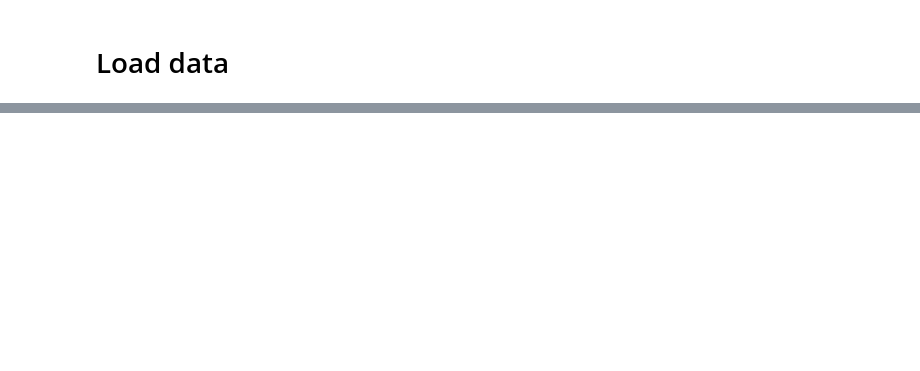
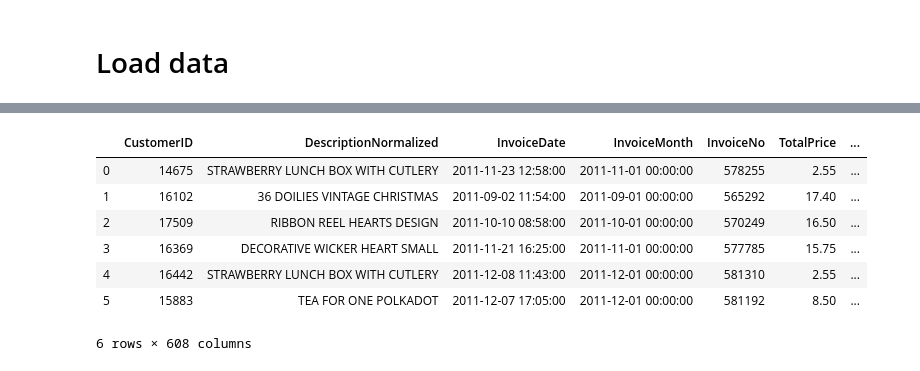
Before and after one commit to Severac/openclassrooms, a Jupyter notebook: PJ5/PJ5_modelisation.ipynb, the cells around one changed output, grey strips where cells are left out. Saved outputs shown, nothing was run; the diff lists cells and outputs as text; code cells hidden in the pictures; blank space fills up the shorter version.

Commit message:
PJ5 modelisation demarrage pipelines

```diff
--- a/PJ5/PJ5_modelisation.ipynb
+++ b/PJ5/PJ5_modelisation.ipynb
@@ -123 +145,4 @@ dtypes: float64(2), int64(2), object(7)
 memory usage: 33.1+ MB
+# %%
+df_train_ori = df_train.copy(deep=True)
+df_test_ori = df_test.copy(deep=True)
@@ -123,0 +258,21 @@ memory usage: 33.1+ MB
+# %%
+df_train = df_train_ori
+df_test = df_test_ori
+# %%
+preparation_pipeline = Pipeline([
+    ('features_selector', FeaturesSelector(features_toselect=MODEL_FEATURES)),
+    ('bow_encoder', BowEncoder()),
+    ('agregate_to_client_level', AgregateToClientLevel())
+
+    # Ajouter le log scale du TotalPrice et le MinMaxScale à la fin
+    # Faire la réduction dimensionnelle à part pour les bag of words et pour les autres features
+
+    #('hour_extractor', HHMM_to_HH()),
+    #('data_converter', HHMM_to_Minutes()),
+    #('categoricalfeatures_1hotencoder', CategoricalFeatures1HotEncoder()),
+
+
+    #('minmaxscaler', MinMaxScalerMultiple(features_toscale=MODEL_1HOTALL_FEATURES_QUANTITATIVE)),
+])
+# %%
+df_train = preparation_pipeline.fit_transform(df_train)
@@ -123,0 +287,11 @@ memory usage: 33.1+ MB
+# %%
+df_train.head(6)
+# %% [output]
+|  | CustomerID | DescriptionNormalized | InvoiceDate | InvoiceMonth | InvoiceNo | TotalPrice | ... |
+| 0 | 14675 | STRAWBERRY LUNCH BOX WITH CUTLERY | 2011-11-23 12:58:00 | 2011-11-01 00:00:00 | 578255 | 2.55 | ... |
+| 1 | 16102 | 36 DOILIES VINTAGE CHRISTMAS | 2011-09-02 11:54:00 | 2011-09-01 00:00:00 | 565292 | 17.40 | ... |
+| 2 | 17509 | RIBBON REEL HEARTS DESIGN | 2011-10-10 08:58:00 | 2011-10-01 00:00:00 | 570249 | 16.50 | ... |
+| 3 | 16369 | DECORATIVE WICKER HEART SMALL | 2011-11-21 16:25:00 | 2011-11-01 00:00:00 | 577785 | 15.75 | ... |
+| 4 | 16442 | STRAWBERRY LUNCH BOX WITH CUTLERY | 2011-12-08 11:43:00 | 2011-12-01 00:00:00 | 581310 | 2.55 | ... |
+| 5 | 15883 | TEA FOR ONE POLKADOT | 2011-12-07 17:05:00 | 2011-12-01 00:00:00 | 581192 | 8.50 | ... |
+6 rows × 608 columns
```
Also changed, not shown: parts of 21 cells of this notebook, 4 other files.
